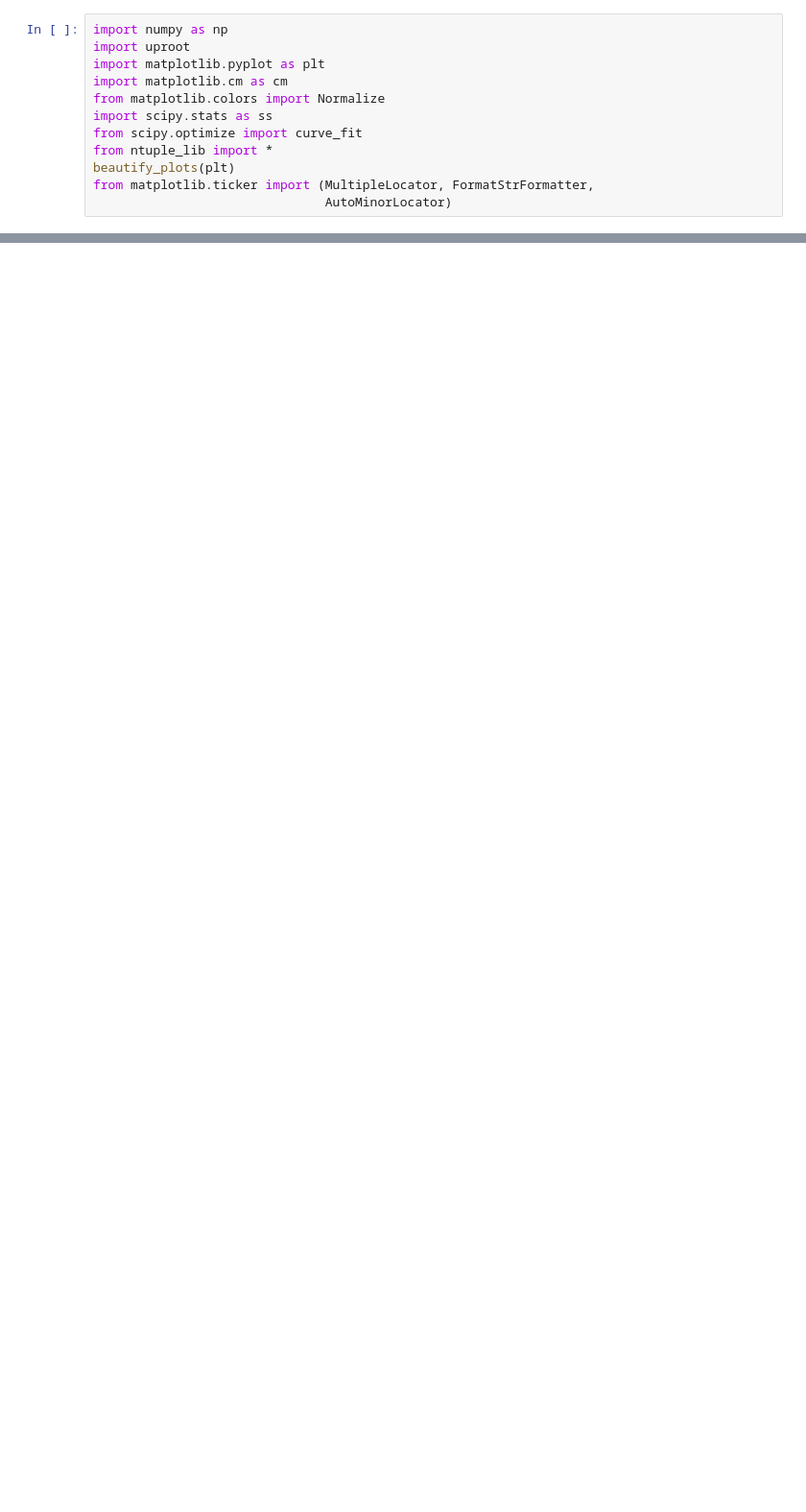
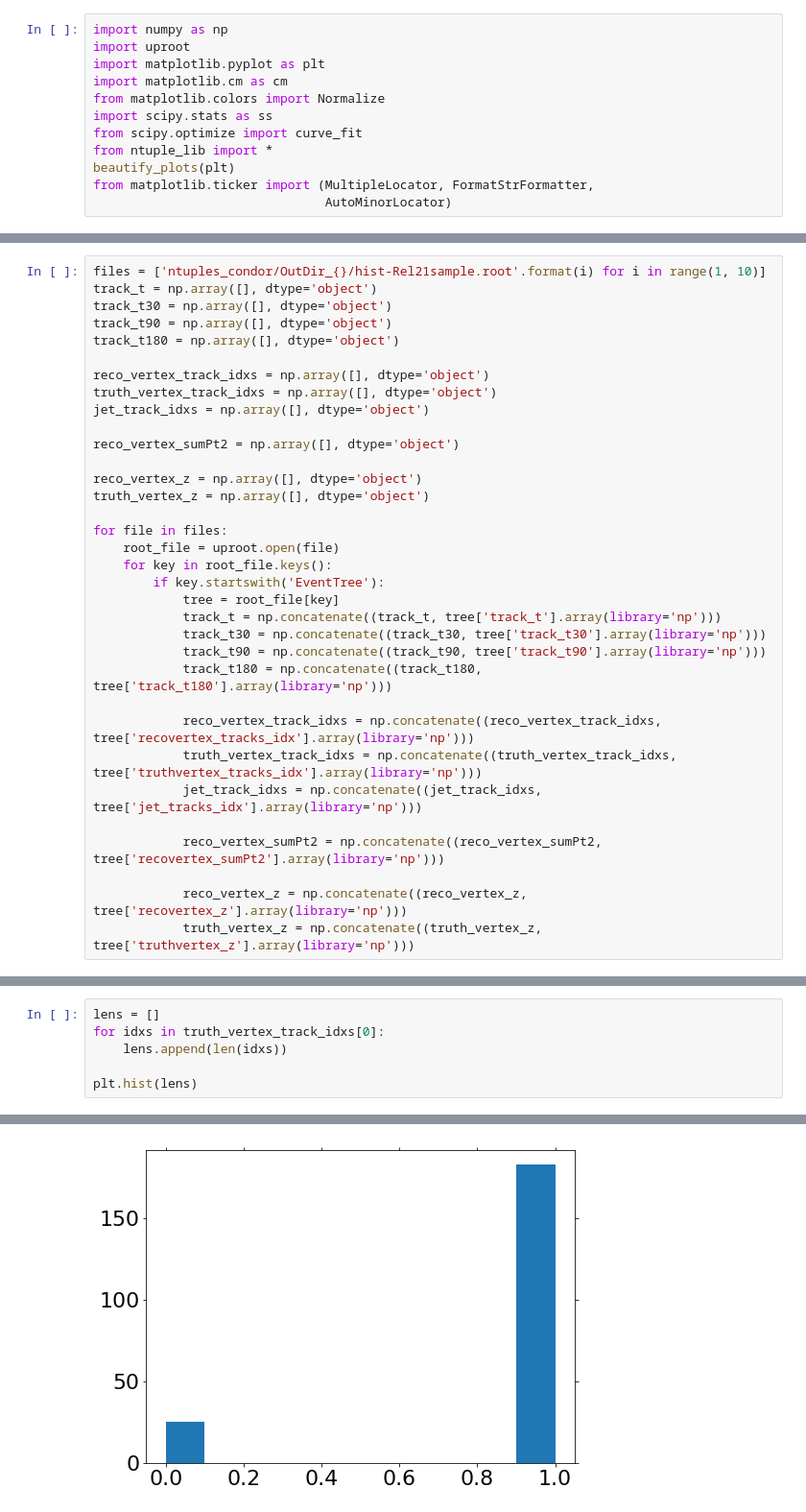
Before and after one commit to ttlindkvist/4DTracking, a Jupyter notebook: timing.ipynb, the cells around one changed output, grey strips where cells are left out. Shown: that part at 96% size. Cells and saved outputs as stored; diff of their text form; blank space fills up the shorter version.

```diff
--- a/timing.ipynb
+++ b/timing.ipynb
@@ -36,0 +54,34 @@ for file in files:
+# %%
+files = ['ntuples_condor/OutDir_{}/hist-Rel21sample.root'.format(i) for i in range(1, 10)]
+track_t = np.array([], dtype='object')
+track_t30 = np.array([], dtype='object')
+track_t90 = np.array([], dtype='object')
+track_t180 = np.array([], dtype='object')
+
+reco_vertex_track_idxs = np.array([], dtype='object')
+truth_vertex_track_idxs = np.array([], dtype='object')
+jet_track_idxs = np.array([], dtype='object')
+
+reco_vertex_sumPt2 = np.array([], dtype='object')
+
+reco_vertex_z = np.array([], dtype='object')
+truth_vertex_z = np.array([], dtype='object')
+
+for file in files:
+    root_file = uproot.open(file)
+    for key in root_file.keys():
+        if key.startswith('EventTree'):
+            tree = root_file[key]
+            track_t = np.concatenate((track_t, tree['track_t'].array(library='np')))
+            track_t30 = np.concatenate((track_t30, tree['track_t30'].array(library='np')))
+            track_t90 = np.concatenate((track_t90, tree['track_t90'].array(library='np')))
+            track_t180 = np.concatenate((track_t180, tree['track_t180'].array(library='np')))
+
+            reco_vertex_track_idxs = np.concatenate((reco_vertex_track_idxs, tree['recovertex_tracks_idx'].array(library='np')))
+            truth_vertex_track_idxs = np.concatenate((truth_vertex_track_idxs, tree['truthvertex_tracks_idx'].array(library='np')))
+            jet_track_idxs = np.concatenate((jet_track_idxs, tree['jet_tracks_idx'].array(library='np')))
+
+            reco_vertex_sumPt2 = np.concatenate((reco_vertex_sumPt2, tree['recovertex_sumPt2'].array(library='np')))
+
+            reco_vertex_z = np.concatenate((reco_vertex_z, tree['recovertex_z'].array(library='np')))
+            truth_vertex_z = np.concatenate((truth_vertex_z, tree['truthvertex_z'].array(library='np')))
@@ -36,0 +287,7 @@ for file in files:
+# %%
+lens = []
+for idxs in truth_vertex_track_idxs[0]:
+    lens.append(len(idxs))
+
+plt.hist(lens)
+# %% [output]
@@ -36,0 +297 @@ for file in files:
+[figure, added]
```
Also changed, not shown: parts of 13 cells of this notebook, 1 other file.
